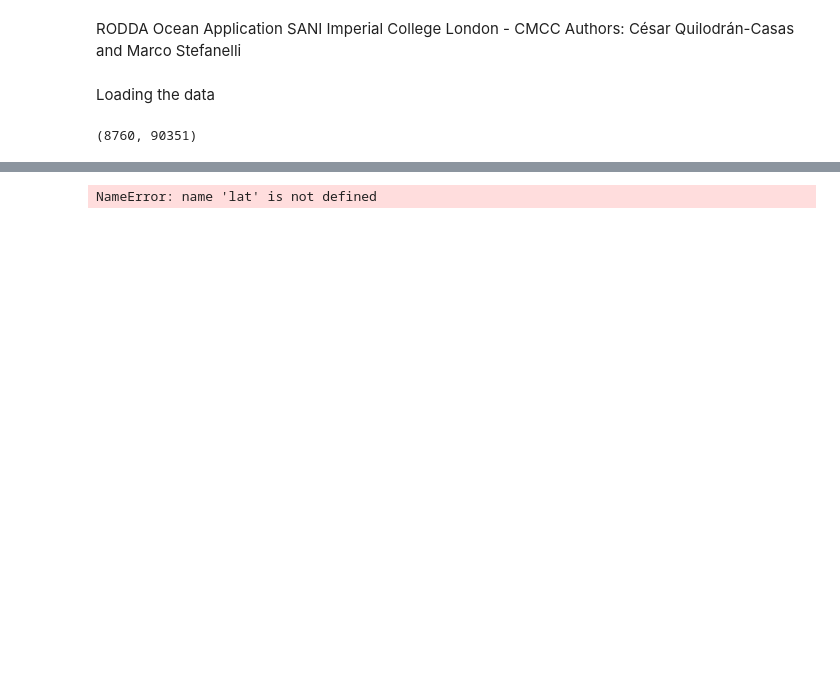
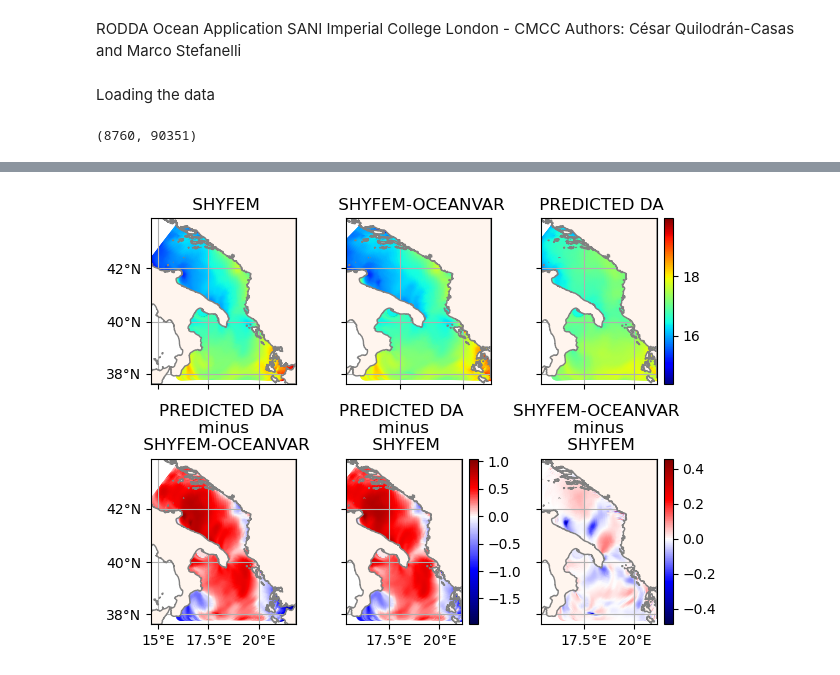
Before and after one commit to c-quilo/CMCC, a Jupyter notebook: RODDA_SANI.ipynb, the cells around one changed output, grey strips where cells are left out. Saved outputs shown, nothing was run; the diff lists cells and outputs as text; code cells hidden in the pictures; blank space fills up the shorter version.

Commit message:
Visualization part implemented

```diff
--- a/RODDA_SANI.ipynb
+++ b/RODDA_SANI.ipynb
@@ -13,8 +13,8 @@ import netCDF4
 import scipy
 import numpy as np
 # %%
-directory_noDA = '/data/c-quilo/CMCC/NoDA/SHYFEM_NO_ASSIM/'
-directory_DA = '/data/c-quilo/CMCC/DA/SHYFEM_ASSIM_BIVARIATE/'
+directory_noDA = '../SHYFEM_NO_ASSIM/'
+directory_DA = '../SHYFEM_ASSIM_BIVARIATE/'
 list_of_paths_noDA = sorted(glob.glob(directory_noDA + '/*'))
 list_of_paths_DA = sorted(glob.glob(directory_DA + '/*'))
 # %%
@@ -29,7 +29,7 @@ sst_DA = np.zeros((365*24, 90351))
 count = 0
 for file in list_of_paths_DA:
     data_DA = xr.open_dataset(file)
-    sst_DA[24*count:24*(count+1)] = data_DA.temperature
+    sst_DA[24*count:24*(count+1), :] = data_DA.temperature
     count += 1
 # %%
 print(sst_noDA.shape)
@@ -123,9 +140,64 @@ Epoch 20/20
-# %%
-#Predict DA result
-#Read .nc
-lon = xr.open_dataset(directory_DA + '/sst_saniv1_chunk_0120.nos.nc').lon
-lon =
-index = indices_test[42]
-plt.tricontourf(lon, lat, sst_DA[index, :], cmap='jet')
-# %% [output]
-NameError: name 'lat' is not defined
+# %%
+# Read lon lat
+lon_lat = xr.open_dataset('lon_lat_sani.nc')
+lon = lon_lat.longitude.values
+lat = lon_lat.latitude.values
+index = indices_test[42]
+# %%
+fig, axs = plt.subplots(nrows=2, ncols=3,sharex='col', sharey='row',subplot_kw={'projection': 'mercator'})
+axs[0,0].set_title(" SHYFEM")
+axs[0,0].coastline('medsea_h.shp', sea=None, zorder=2)
+axs[0,0].scatter(lon,lat,c=sst_noDA[index, :],
+                 vmin=np.min(sst_DA[index, :]),
+                 vmax=np.max(sst_DA[index, :]),
+                 cmap='jet')
+
+axs[0,1].set_title(" SHYFEM-OCEANVAR")
+axs[0,1].coastline('medsea_h.shp', sea=None, zorder=2)
+axs[0,1].scatter(lon,lat,c=sst_DA[index, :],
+                 vmin=np.min(sst_DA[index, :]),
+                 vmax=np.max(sst_DA[index, :]),
+                 cmap='jet')
+
+axs[0,2].set_title(" PREDICTED DA")
+axs[0,2].coastline('medsea_h.shp', sea=None, zorder=2)
+cb1=axs[0,2].scatter(lon,lat,c=predDA[:],
+                     vmin=np.min(sst_DA[index, :]),
+                     vmax=np.max(sst_DA[index, :]),
+                     cmap='jet')
+
+cbar1 = fig.colorbar(cb1, ax=axs[0][2])
+
+###########################################################################################################################
+
+axs[1,0].set_title("PREDICTED DA \n minus \n SHYFEM-OCEANVAR")
+axs[1,0].coastline('medsea_h.shp', sea=None, zorder=2)
+axs[1,0].scatter(lon,lat,c=predDA[:]-sst_DA[index, :],
+                 cmap='seismic', norm=TwoSlopeNorm(vcenter=0.,
+                                                   vmin=np.min(predDA[:]-sst_DA[index, :]),
+                                                   vmax=np.max(predDA[:]-sst_DA[index, :])))
+
+axs[1,1].set_title("PREDICTED DA \n minus \n SHYFEM")
+axs[1,1].coastline('medsea_h.shp', sea=None, zorder=2)
+cb2=axs[1,1].scatter(lon,lat,c=predDA[:]-sst_noDA[index, :],
+                 cmap='seismic', norm=TwoSlopeNorm(vcenter=0.,
+                                                   vmin=np.min(predDA[:]-sst_DA[index, :]),
+                                                   vmax=np.max(predDA[:]-sst_DA[index, :])))
+
+cbar2 = fig.colorbar(cb2, ax=axs[1][1])
+
+axs[1,2].set_title("SHYFEM-OCEANVAR \n minus \n SHYFEM")
+axs[1,2].coastline('medsea_h.shp', sea=None, zorder=2)
+cb3=axs[1,2].scatter(lon,lat,c=sst_DA[index, :]-sst_noDA[index, :],
+                     cmap='seismic', norm=TwoSlopeNorm(vcenter=0.,
+                                                       vmin=np.min(sst_DA[index, :]-sst_noDA[index, :]),
+                                                       vmax=np.max(sst_DA[index, :]-sst_noDA[index, :])))
+
+cbar3 = fig.colorbar(cb3, ax=axs[1][2])
+
+
+
+fig.tight_layout()
+plt.savefig('10_epochs.png')
+# %% [output]
+[figure, added]
```
Also changed, not shown: parts of 3 cells of this notebook, 1 other file.
